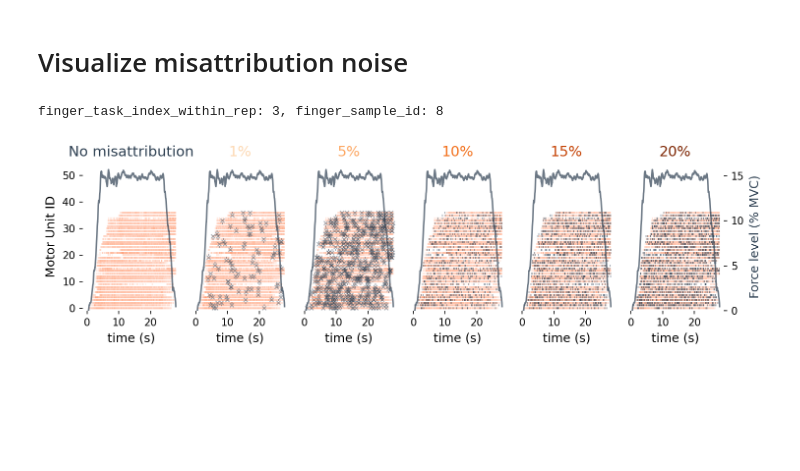
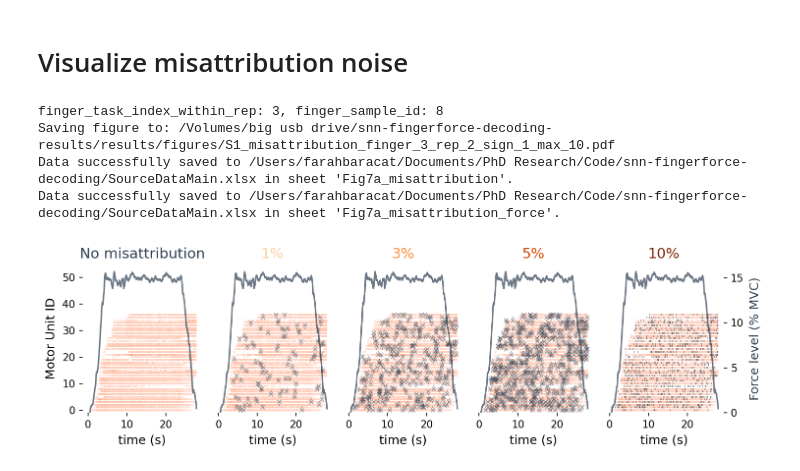
Before and after one commit to FarahBaracat/snn-fingerforce-decoding, a Jupyter notebook: notebooks/visualization/VisualizeNoiseOnMU.ipynb, the cells around one changed output. Saved outputs shown, nothing was run; the diff lists cells and outputs as text; code cells hidden in the pictures; blank space fills up the shorter version.

Commit message:
Save plotted raster and force for the noise levels to source data file.

```diff
--- a/notebooks/visualization/VisualizeNoiseOnMU.ipynb
+++ b/notebooks/visualization/VisualizeNoiseOnMU.ipynb
@@ -36,6 +37,7 @@ The autoreload extension is already loaded. To reload it, use:
 subject = 'S1'  # S1 | S2
 exp_dir = 'flex'    # flex | ext
 decoder_type = 'spiking' # spiking | leaky
+source_data_main_file = 'SourceDataMain.xlsx'
 # %% [markdown]
 ## Prepare configurations
 # %%
@@ -45,6 +47,7 @@ with initialize_config_dir(version_base=None, config_dir=abs_config_dir):
                   overrides=[f"decoder_type={decoder_type}",
                              f"task.exp_dir={exp_dir}",
                             "logging.wandb.use_wandb=False",
+                            f"task.subject={subject}"
                              ]
                   )
     print(cfg)
@@ -194,7 +162,9 @@ def raster_plot_mu_across_noise_levels(prepared_snndata, snn_config, data_config
                                    noise_levels:list[int],
                                    subject:str, save_fig:bool=False,
                                    rand_indices_ratio:float=0.5, # for 'location' noise mode
-                                   output_figures_dir:str=None):
+                                   output_figures_dir:str=None,
+                                   source_data_path:str=None,
+                                   sheet_name:str=None):
 
     # figure styling
     raster_alpha = 0.1
@@ -219,6 +189,8 @@ def raster_plot_mu_across_noise_levels(prepared_snndata, snn_config, data_config
     finger_sample_id = rep_samples[finger_task_index_within_rep]
     print(f"finger_task_index_within_rep: {finger_task_index_within_rep}, finger_sample_id: {finger_sample_id}")
 
+    rows = []  # collect spike raster data for source data export
+
     fig = plt.figure(figsize=(10, 3))
     gs = gridspec.GridSpec(1, len(noise_levels))
     for col, ns_level in enumerate(noise_levels):
@@ -236,6 +208,12 @@ def raster_plot_mu_across_noise_levels(prepared_snndata, snn_config, data_config
                                                                                           verbose=False)
         else:
             raise ValueError(f"Invalid noise_mode: {noise_mode}. Valid modes: 'omission', 'addition', 'location', 'misattribution'.")
+
+        # Collect spike data from the noisy input for source data export
+        _sp_t, _sp_id = torch.nonzero(unsegmented_input_noisy[finger_sample_id, :, :], as_tuple=True)
+        _sp_t = (_sp_t * snn_config.dt).tolist()
+        for t, mu in zip(_sp_t, _sp_id.tolist()):
+            rows.append({'noise_level': ns_level, 'spike_time_s': round(t, 6), 'mu_id': mu})
 
         ax = fig.add_subplot(gs[0, col])
         if noise_mode == 'omission':
@@ -395,12 +373,20 @@ def raster_plot_mu_across_noise_levels(prepared_snndata, snn_config, data_config
     if save_fig:
         fig_name = f"{subject}_{noise_mode}_finger_{finger_task}_rep_{test_rep}_sign_{data_config.sign_mvc}_max_{max(noise_levels)}"
         if noise_mode == 'location':
-            fig_name += f"_randratio_{rand_indices_ratio}.png"
+            fig_name += f"_randratio_{rand_indices_ratio}.pdf"
         else:
-            fig_name += ".png"
+            fig_name += ".pdf"
         fig_path = os.path.join(output_figures_dir, fig_name)
         print(f"Saving figure to: {fig_path}")
         fig.savefig(fig_path, dpi=300, bbox_inches='tight')
+
+    if source_data_path is not None:
+        _sheet_raster = sheet_name if sheet_name else f"{subject}_{noise_mode}_raster"
+        io.save_to_source_data(source_data_path, pd.DataFrame(rows), sheet_name=_sheet_raster)
+        time_ax = np.arange(0, unsegmented_input.size(1)) * snn_config.dt
+        force_vals = unsegmented_labels[finger_sample_id, :, finger_task - 1].numpy()
+        force_df = pd.DataFrame({'time_s': time_ax, 'force_%mvc': force_vals})
+        io.save_to_source_data(source_data_path, force_df, sheet_name=f"{_sheet_raster}_force")
 # %% [markdown]
 # Visualize omission noise
 # %%
@@ -478,18 +474,23 @@ Warning! the jitter applied is smaller than the simulation time step (0.01<0.01
 # %%
 test_rep = 2
 finger_task = 3
-noise_levels = [0, 1, 5, 10, 15, 20]
+noise_levels = [0, 1, 3, 5, 10]
 noise_mode = 'misattribution'
 raster_plot_mu_across_noise_levels(prepared_snndata,
                                    flat_snn_config,
                                    data_config,
                                    test_rep,
                                    finger_task,
                                    noise_mode,
                                    noise_levels,
                                    subject,
-                                   save_fig=False,
-                                   output_figures_dir=output_figures_dir)
+                                   save_fig=True,
+                                   output_figures_dir=output_figures_dir,
+                                   source_data_path=os.path.join(project_dir, source_data_main_file),
+                                   sheet_name="Fig7a_misattribution")
 # %% [output]
 finger_task_index_within_rep: 3, finger_sample_id: 8
+Saving figure to: /Volumes/big usb drive/snn-fingerforce-decoding-results/results/figures/S1_misattribution_finger_3_rep_2_sign_1_max_10.pdf
+Data successfully saved to /Users/farahbaracat/Documents/PhD Research/Code/snn-fingerforce-decoding/SourceDataMain.xlsx in sheet 'Fig7a_misattribution'.
+Data successfully saved to /Users/farahbaracat/Documents/PhD Research/Code/snn-fingerforce-decoding/SourceDataMain.xlsx in sheet 'Fig7a_misattribution_force'.
-[figure, old version]
+[figure, new version]
```
Also changed, not shown: parts of 5 cells of this notebook.
